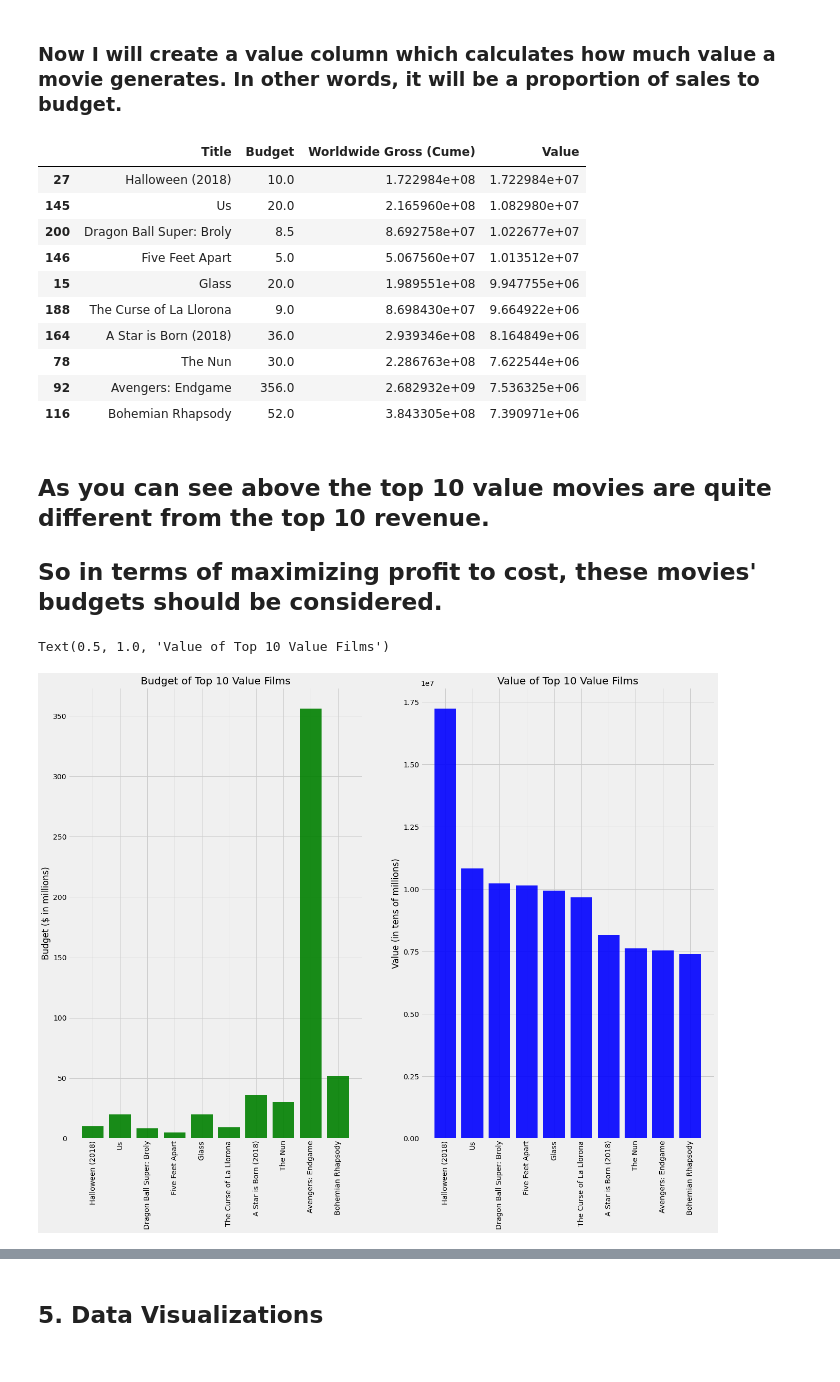
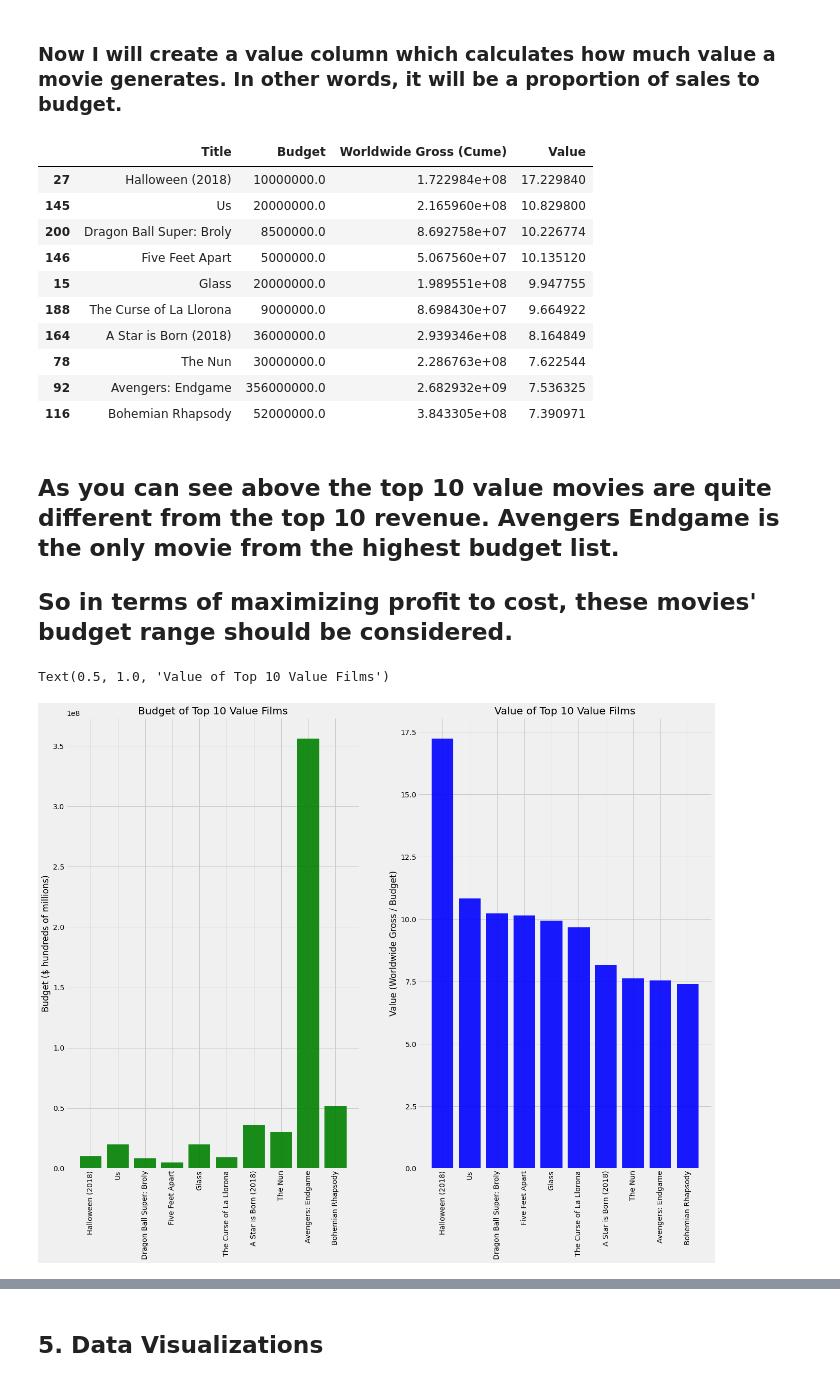
Before and after one commit to bmccabe96/Movie_Box_Office_Analysis, a Jupyter notebook: Reddit_Data_Anaylsis.ipynb, the cells around one changed output, grey strips where cells are left out. Drawn from its saved outputs; the diff is of its cells as text; code cells hidden in the pictures.

```diff
--- a/Reddit_Data_Anaylsis.ipynb
+++ b/Reddit_Data_Anaylsis.ipynb
@@ -70,11 +70,17 @@ df.Budget.isna().any() #confirming they were dropped
 False
 # %%
 df.Budget=df.Budget.str.replace('M','')
-df.Budget=df.Budget.astype('float') # the budget column is a string with 'M' at the end so these commands fix that
+df.Budget=df.Budget.str.replace(',','')
+df.Budget=pd.to_numeric(df.Budget)
+#the budget column had strings with 'M' and ","  so these commands fix that
 print(df.Budget.dtype) #confirming the values are floats
 df.Budget.isna().any() #confirming no null values left
 # %% [output]
 float64
 False
+# %%
+df.loc[139,'Budget']=df.loc[139,'Budget']/100000
+df.loc[198,'Budget']=df.loc[198,'Budget']/100000 #noticed anomaly with these two rows
+df.Budget=df.Budget*1000000  # puts numbers in millions
 # %%
 df['Worldwide Gross (Cume)']=df['Worldwide Gross (Cume)'].apply(lambda x:x.replace(',','')) #getting rid of commas
@@ -151,32 +164,33 @@ df.loc[:,['Title','Budget','Worldwide Gross (Cume)','Value']].sort_values('Value
 #top 10 movies in terms of value
 # %% [output]
 |  | Title | Budget | Worldwide Gross (Cume) | Value |
-| 27 | Halloween (2018) | 10.0 | 1.722984e+08 | 1.722984e+07 |
-| 145 | Us | 20.0 | 2.165960e+08 | 1.082980e+07 |
-| 200 | Dragon Ball Super: Broly | 8.5 | 8.692758e+07 | 1.022677e+07 |
-| 146 | Five Feet Apart | 5.0 | 5.067560e+07 | 1.013512e+07 |
-| 15 | Glass | 20.0 | 1.989551e+08 | 9.947755e+06 |
-| 188 | The Curse of La Llorona | 9.0 | 8.698430e+07 | 9.664922e+06 |
-| 164 | A Star is Born (2018) | 36.0 | 2.939346e+08 | 8.164849e+06 |
-| 78 | The Nun | 30.0 | 2.286763e+08 | 7.622544e+06 |
-| 92 | Avengers: Endgame | 356.0 | 2.682932e+09 | 7.536325e+06 |
-| 116 | Bohemian Rhapsody | 52.0 | 3.843305e+08 | 7.390971e+06 |
+| 27 | Halloween (2018) | 10000000.0 | 1.722984e+08 | 17.229840 |
+| 145 | Us | 20000000.0 | 2.165960e+08 | 10.829800 |
+| 200 | Dragon Ball Super: Broly | 8500000.0 | 8.692758e+07 | 10.226774 |
+| 146 | Five Feet Apart | 5000000.0 | 5.067560e+07 | 10.135120 |
+| 15 | Glass | 20000000.0 | 1.989551e+08 | 9.947755 |
+| 188 | The Curse of La Llorona | 9000000.0 | 8.698430e+07 | 9.664922 |
+| 164 | A Star is Born (2018) | 36000000.0 | 2.939346e+08 | 8.164849 |
+| 78 | The Nun | 30000000.0 | 2.286763e+08 | 7.622544 |
+| 92 | Avengers: Endgame | 356000000.0 | 2.682932e+09 | 7.536325 |
+| 116 | Bohemian Rhapsody | 52000000.0 | 3.843305e+08 | 7.390971 |
 # %% [markdown]
-## As you can see above the top 10 value movies are quite different from the top 10 revenue.
-## So in terms of maximizing profit to cost, these movies' budgets should be considered.
+## As you can see above the top 10 value movies are quite different from the top 10 revenue. Avengers Endgame is the only movie from the highest budget list.
+## So in terms of maximizing profit to cost, these movies' budget range should be considered.
 # %%
 b1=df.loc[:,['Budget','Value']].sort_values('Value',ascending=False).head(10)['Budget']
 v1=df.loc[:,['Budget','Value']].sort_values('Value',ascending=False).head(10)['Value']
 t1=df.loc[:,['Budget','Value','Title']].sort_values('Value',ascending=False).head(10)['Title']
 fig,ax=plt.subplots(1,2,figsize=(20,15))
 ax[0].bar(t1,b1,color='green',alpha=.9)
 ax[0].set_xticklabels(labels=t1,rotation=90)
-ax[0].set_ylabel('Budget ($ in millions)')
+ax[0].set_ylabel('Budget ($ hundreds of millions)')
 ax[0].set_title('Budget of Top 10 Value Films')
 ax[1].bar(t1,v1,color='blue',alpha=.9)
 ax[1].set_xticklabels(labels=t1,rotation=90)
-ax[1].set_ylabel('Value (in tens of millions)')
-ax[1].set_title('Value of Top 10 Value Films')#Graphing top Value Movies vs Budget and vs Value
+ax[1].set_ylabel('Value (Worldwide Gross / Budget)')
+ax[1].set_title('Value of Top 10 Value Films')
+#Graphing top Value Movies vs Budget and vs Value
 # %% [output]
 Text(0.5, 1.0, 'Value of Top 10 Value Films')
-[figure, old version]
+[figure, new version]
```
Also changed, not shown: parts of 42 cells of this notebook, 1 other file.
